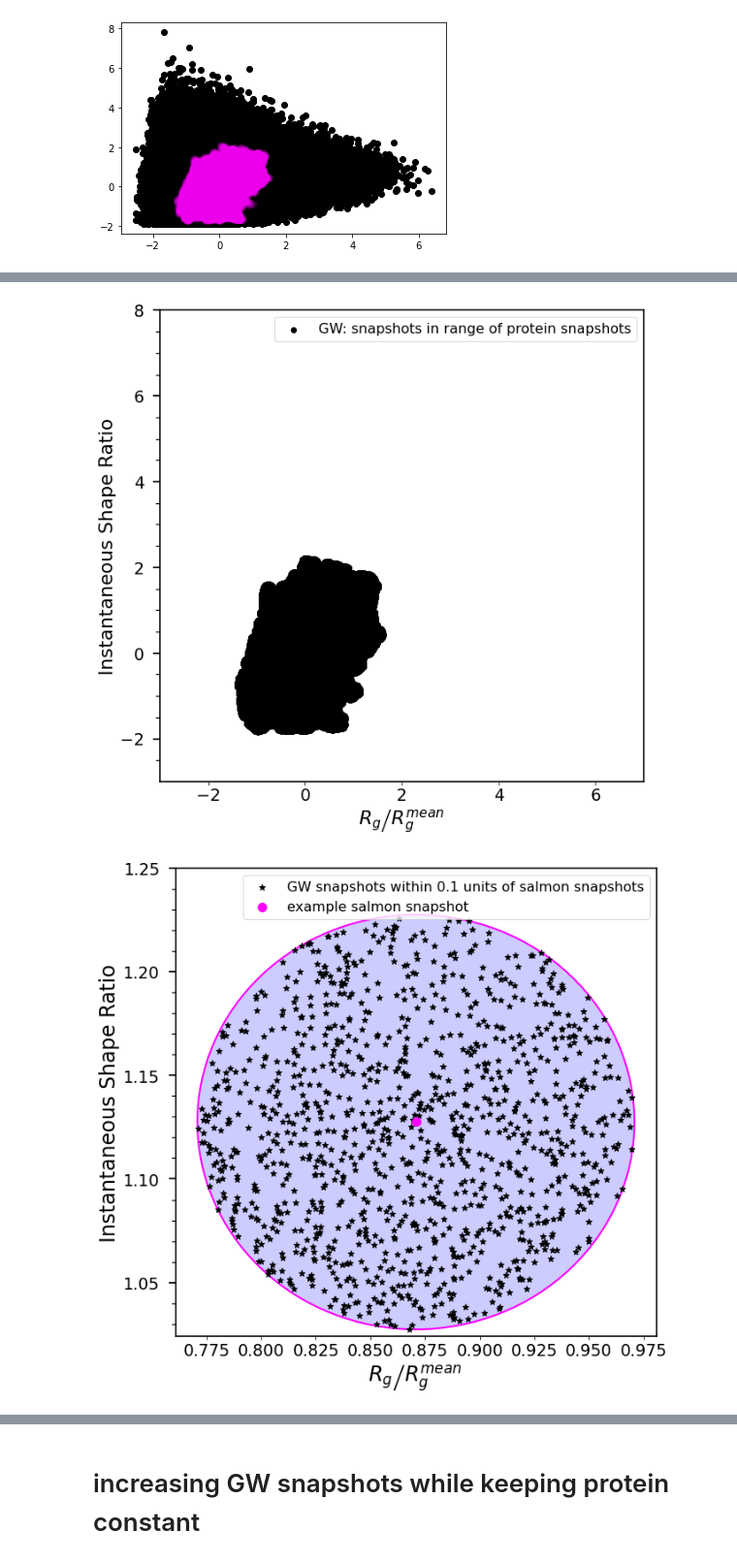
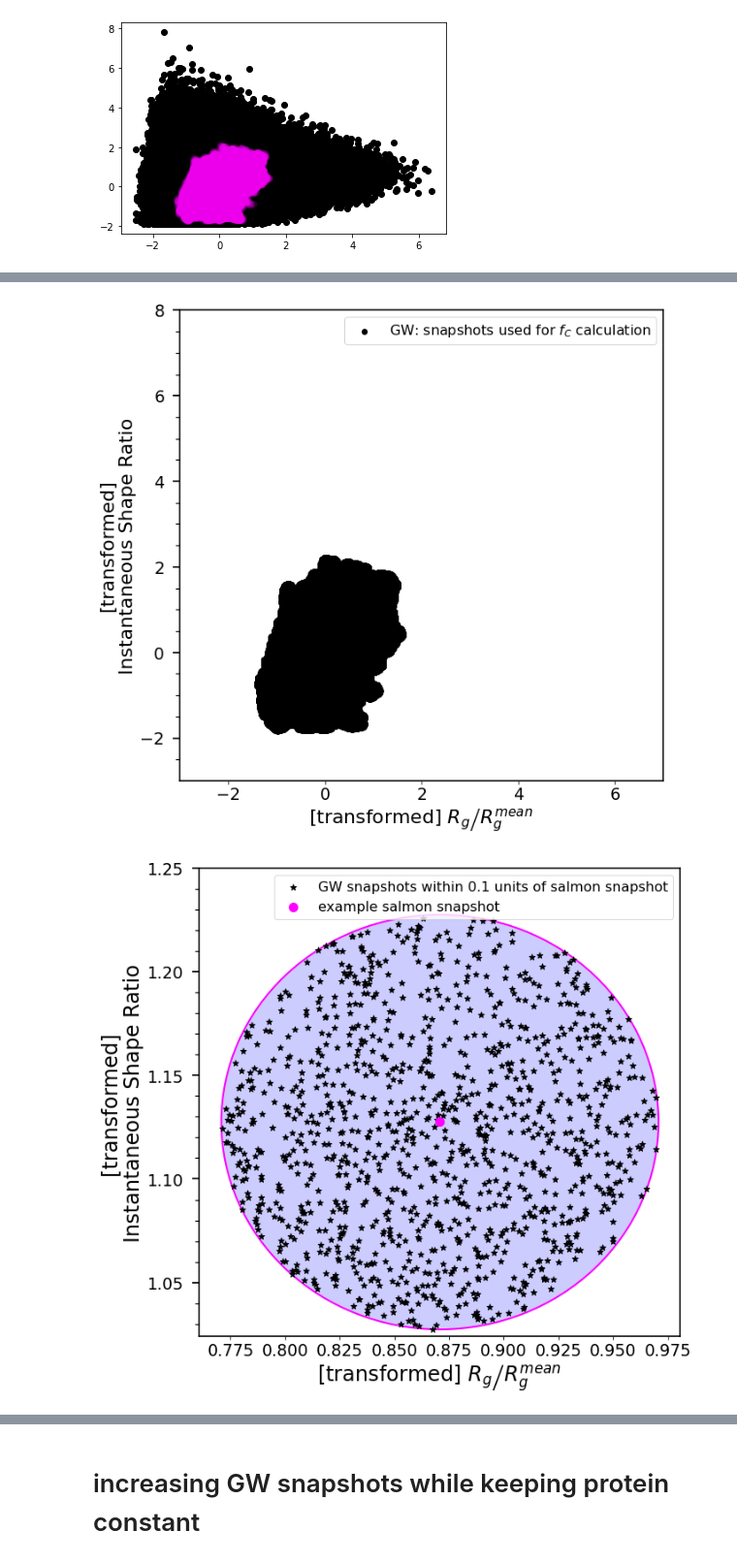
Before and after one commit to hshadman/disordered_protein_polymer_chain_theory, a Jupyter notebook: summary_SAW_RW/supplemental_algorithm_figures/fC_all_proteins_polymers.ipynb, the cells around one changed output, grey strips where cells are left out. Shown at 97% size. Cells and saved outputs as stored; diff of their text form; code cells hidden in the pictures.

Commit message:
figures generated for manuscript

```diff
--- a/summary_SAW_RW/supplemental_algorithm_figures/fC_all_proteins_polymers.ipynb
+++ b/summary_SAW_RW/supplemental_algorithm_figures/fC_all_proteins_polymers.ipynb
@@ -1725,12 +2007,13 @@ ax.scatter([point[0] for point in np.array(GW_not_in_range)],
 
           [point[1] for point in np.array(GW_not_in_range)],
           color='black',
-          label='GW: snapshots not in range of protein snapshots')
+          label='GW: snapshots not used for $f_C$ calculation')
 
 plt.setp(ax.get_xticklabels(),fontsize=19)
 plt.setp(ax.get_yticklabels(),fontsize=19)
-ax.set_xlabel(r'$R_g\left/R_g^{mean}\right.$' ,fontsize=22)
-ax.set_ylabel('Instantaneous Shape Ratio',fontsize=22)
+ax.set_xlabel('[transformed] '+r'$R_g\left/R_g^{mean}\right.$ ' ,fontsize=22)
+ax.set_ylabel('[transformed]\n''Instantaneous Shape Ratio',fontsize=22)
+
 for i in ['top', 'left', 'right', 'bottom']:
     ax.spines[i].set_linewidth(1.6)
 
@@ -1752,12 +2035,14 @@ ax.scatter([point[0] for point in np.array(GW_in_range)],
 
           [point[1] for point in np.array(GW_in_range)],
           color='black',
-          label='GW: snapshots in range of protein snapshots')
+          label='GW: snapshots used for $f_C$ calculation')
 
 plt.setp(ax.get_xticklabels(),fontsize=19)
 plt.setp(ax.get_yticklabels(),fontsize=19)
-ax.set_xlabel(r'$R_g\left/R_g^{mean}\right.$' ,fontsize=22)
-ax.set_ylabel('Instantaneous Shape Ratio',fontsize=22)
+ax.set_xlabel('[transformed] '+r'$R_g\left/R_g^{mean}\right.$ ' ,fontsize=22)
+ax.set_ylabel('[transformed]\n''Instantaneous Shape Ratio',fontsize=22)
+
+
 for i in ['top', 'left', 'right', 'bottom']:
     ax.spines[i].set_linewidth(1.6)
 
@@ -1772,7 +2057,7 @@ ax.legend(fontsize=16)
 
 plt.savefig('../supplemental_algorithm_figures/GW_snapshots_close_to_salmon.png', dpi = 1000, bbox_inches='tight')
 # %% [output]
-[figure, old version]
+[figure, new version]
 # %%
 fig,ax=plt.subplots(figsize=(10,10))
 
@@ -1784,34 +2069,34 @@ circle_salmon_border=plt.Circle((chosen_salmon_point[0],chosen_salmon_point[1]),
 ax.add_patch(circle_salmon)
 ax.add_patch(circle_salmon_border)
 
 j=0
 for point_ in tree_GW.query_ball_point(chosen_salmon_point,0.1):
     if j==0:
         ax.scatter(GW_points[point_][0], GW_points[point_][1],color='black',
-                   label='GW snapshots within 0.1 units of salmon snapshots',
+                   label='GW snapshots within 0.1 units of salmon snapshot',
                   s=50,marker='*')
     else:
         ax.scatter(GW_points[point_][0], GW_points[point_][1],color='black',
                   s=50,marker='*')
     j+=1
 
 ax.scatter(chosen_salmon_point[0],chosen_salmon_point[1],label='example salmon snapshot',
            color='magenta',s=100)
 
 plt.setp(ax.get_xticklabels(),fontsize=19)
 plt.setp(ax.get_yticklabels(),fontsize=19)
-ax.set_xlabel(r'$R_g\left/R_g^{mean}\right.$ ' ,fontsize=24)
-ax.set_ylabel('Instantaneous Shape Ratio',fontsize=24)
+ax.set_xlabel('[transformed] '+r'$R_g\left/R_g^{mean}\right.$ ' ,fontsize=24)
+ax.set_ylabel('[transformed]\n''Instantaneous Shape Ratio',fontsize=24)
 for i in ['top', 'left', 'right', 'bottom']:
     ax.spines[i].set_linewidth(1.6)
 
 ax.set_ylim(1.024,1.250)
 
 ax.minorticks_on()
 ax.tick_params(axis='y', which='major', labelsize=19, width = 1.7, size = 8,pad=10)
 ax.tick_params(axis='y', which='minor', width = 1.2, size = 5)
 ax.tick_params(axis='x', which='minor',bottom=False)
 ax.legend(fontsize=16)
 plt.savefig('../supplemental_algorithm_figures/salmon_radius_0.1_snapshot_illustration.png', dpi = 1000, bbox_inches='tight')
 # %% [output]
-[figure, old version]
+[figure, new version]
```
Also changed, not shown: parts of 6 cells of this notebook, 10 other files.
